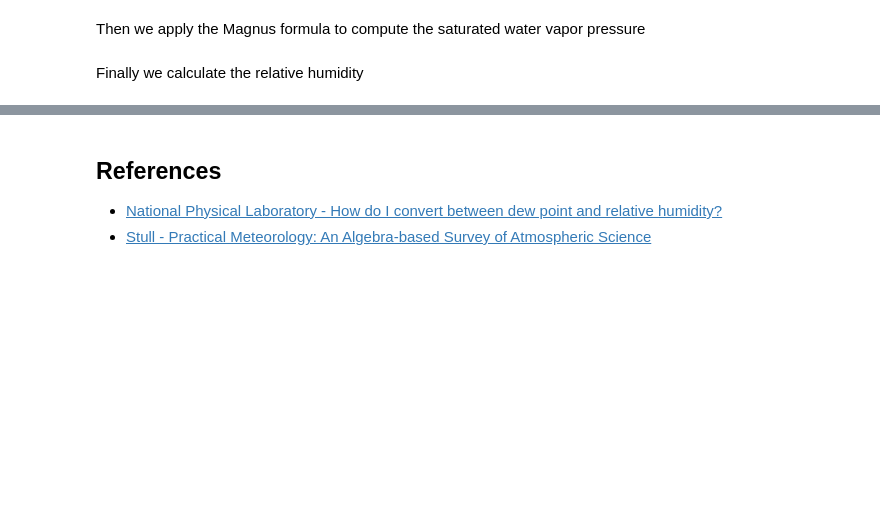
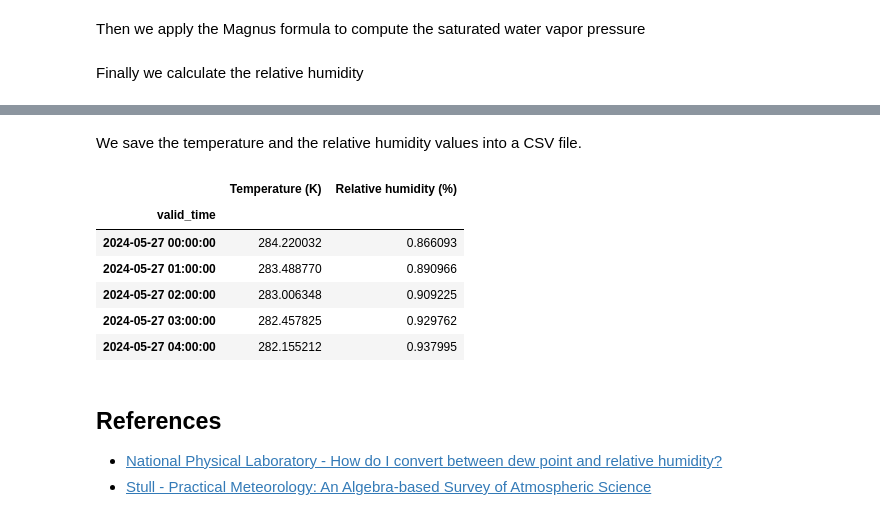
Before and after one commit to luigiselmi/copernicus, a Jupyter notebook: riofreddo.ipynb, the cells around one changed output, grey strips where cells are left out. Cells and saved outputs as stored; diff of their text form; code cells hidden in the pictures; blank space fills up the shorter version.

```diff
--- a/riofreddo.ipynb
+++ b/riofreddo.ipynb
@@ -188,3 +217,18 @@ Text(0.5, 0.98, 'Relative humidity - Riofreddo (RM), June 2024 (K)')
+# %% [markdown]
+We save the temperature and the relative humidity values into a CSV file.
+# %%
+riofreddo_rh = riofreddo_rh_da.to_series()
+riofreddo_temperature = riofreddo_temperature_da.to_series()
+riofreddo_df = pd.DataFrame({'Temperature (K)': riofreddo_temperature, 'Relative humidity (%)': riofreddo_rh})
+riofreddo_df.head()
+# %% [output]
+|  | Temperature (K) | Relative humidity (%) |
+| valid_time |  |  |
+| 2024-05-27 00:00:00 | 284.220032 | 0.866093 |
+| 2024-05-27 01:00:00 | 283.488770 | 0.890966 |
+| 2024-05-27 02:00:00 | 283.006348 | 0.909225 |
+| 2024-05-27 03:00:00 | 282.457825 | 0.929762 |
+| 2024-05-27 04:00:00 | 282.155212 | 0.937995 |
 # %% [markdown]
 ## References
 * [National Physical Laboratory - How do I convert between dew point and relative humidity?](https://www.npl.co.uk/resources/q-a/dew-point-and-relative-humidity)
```
Also changed, not shown: parts of 23 cells of this notebook, 3 other files.
